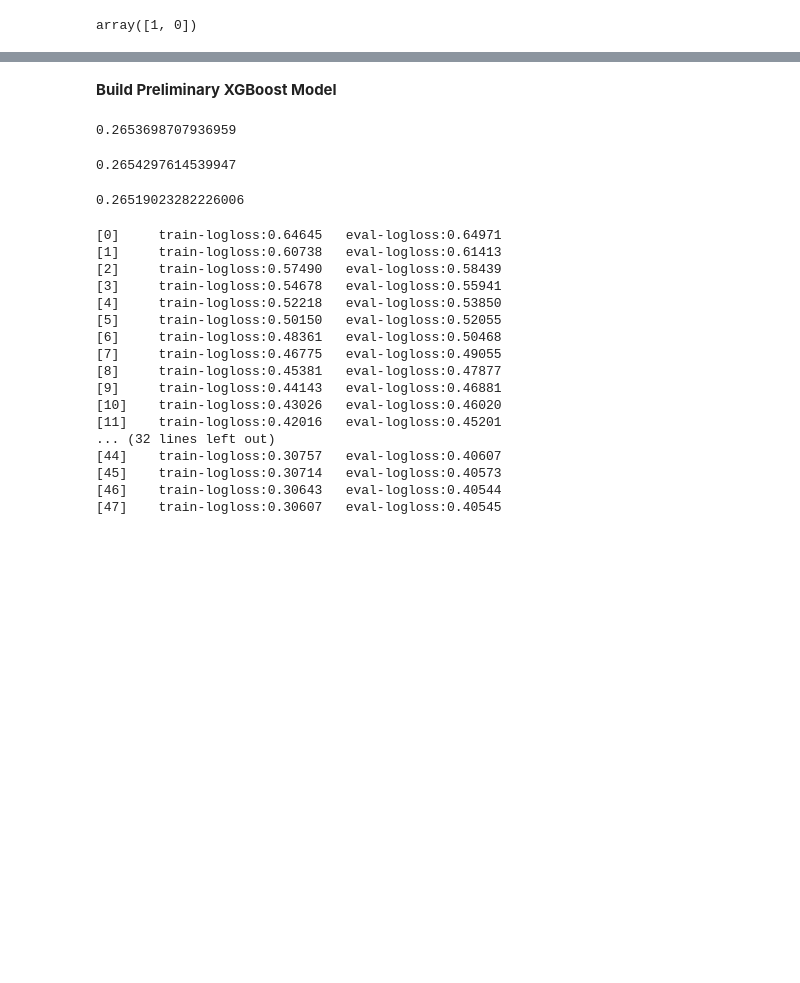
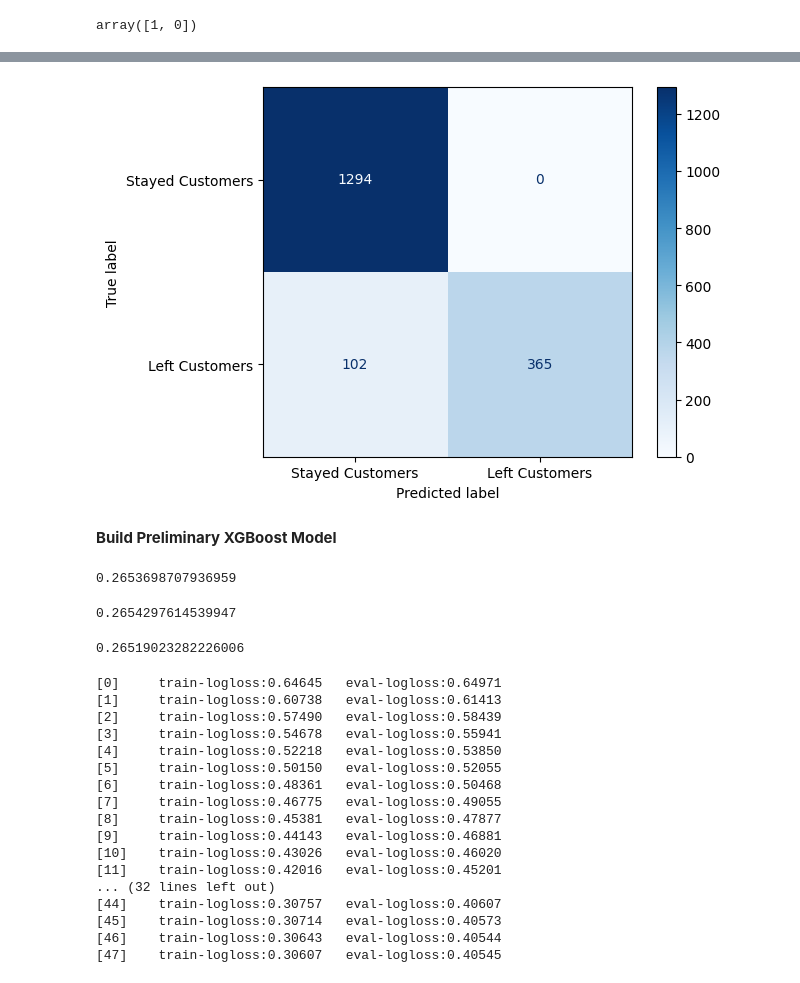
Before and after one commit to Sureshkumar0406/Customer_Churn_prediction_using_XGBoost, a Jupyter notebook: Customer_Churn_Prediction_using_XGBoost.ipynb, the cells around one changed output, grey strips where cells are left out. Drawn from its saved outputs; the diff is of its cells as text; code cells hidden in the pictures; blank space fills up the shorter version.

```diff
--- a/Customer_Churn_Prediction_using_XGBoost.ipynb
+++ b/Customer_Churn_Prediction_using_XGBoost.ipynb
@@ -374,0 +395,17 @@ array([1, 0])
+# %%
+import pandas as pd
+import numpy as np
+import matplotlib.pyplot as plt
+import seaborn as sns
+
+from sklearn.model_selection import train_test_split, GridSearchCV
+from sklearn.ensemble import RandomForestClassifier
+from sklearn.metrics import accuracy_score, classification_report, confusion_matrix
+
+X_train,X_test,y_train,y_test = train_test_split(X_final,y,random_state = 42,stratify =y)
+
+# Initialize Random Forest Classifier
+rf_clf = RandomForestClassifier(random_state=42,n_estimators = 100,criterion = 'gini',max_depth = 10,min_samples_split = 5,min_samples_leaf = 3)
+
+# Train the model
+rf_clf.fit(X_train, y_train)
@@ -374,0 +415,13 @@ array([1, 0])
+# %%
+from sklearn.metrics import accuracy_score, classification_report
+
+# Make predictions
+y_pred_prob = rf_clf.predict(X_test)
+y_pred = [1 if prob > 0.5 else 0 for prob in y_pred_prob]
+
+# Calculate accuracy
+accuracy = accuracy_score(y_test, y_pred)
+print(f'Accuracy: {accuracy:.4f}')
+
+# Classification report
+print(classification_report(y_test, y_pred))
@@ -375,3 +438,18 @@ array([1, 0])
+# %%
+from sklearn.metrics import confusion_matrix, ConfusionMatrixDisplay
+import matplotlib.pyplot as plt
+
+# Generate confusion matrix
+cm = confusion_matrix(y_test, y_pred)
+
+labels = ["Stayed Customers", "Left Customers"]
+
+# Display confusion matrix
+disp = ConfusionMatrixDisplay(confusion_matrix=cm,display_labels=labels)
+disp.plot(cmap=plt.cm.Blues)
+plt.show()
+# %% [output]
+[figure, added]
 # %% [markdown]
 **Build Preliminary XGBoost Model**
 # %%
```
Also changed, not shown: parts of 22 cells of this notebook.
